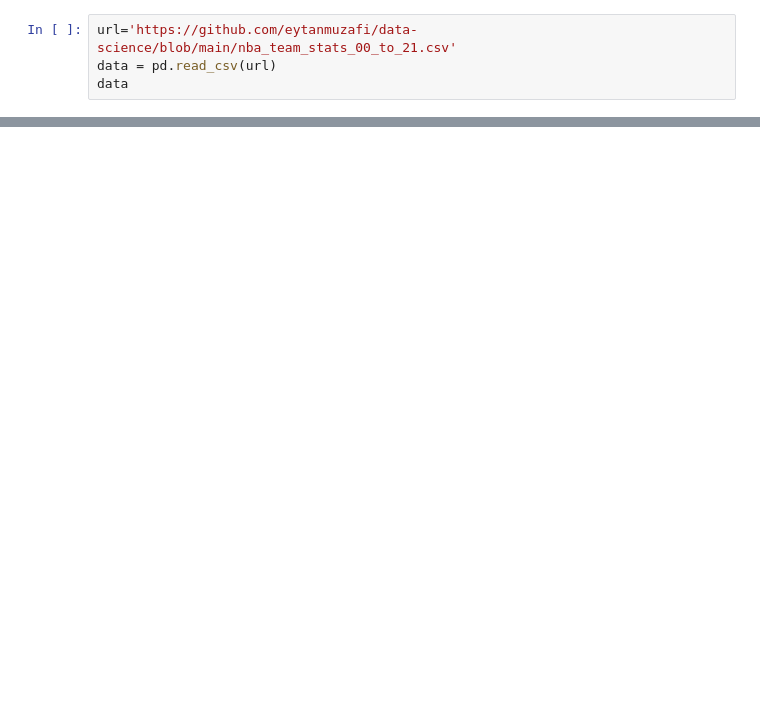
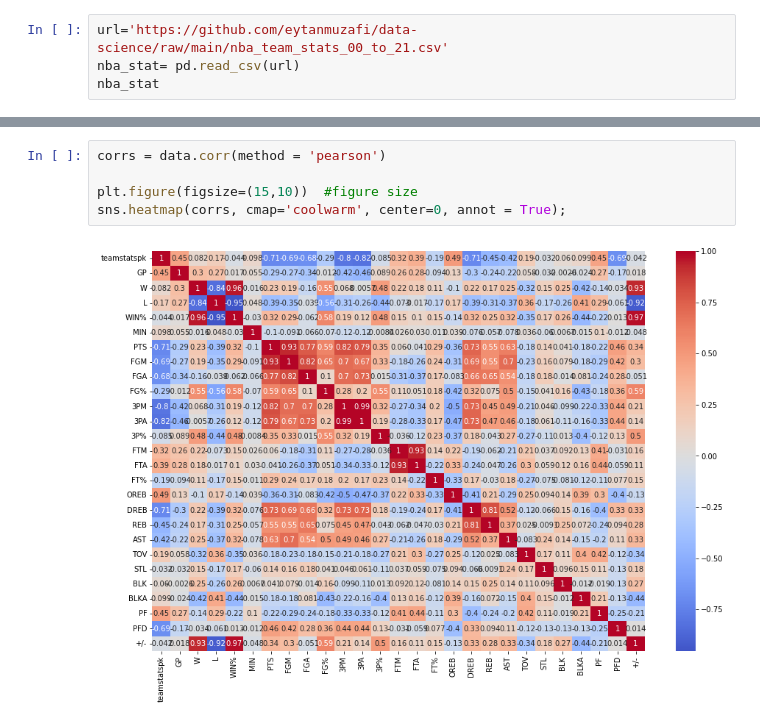
Before and after one commit to eytanmuzafi/data-science, a Jupyter notebook: project.ipynb, the cells around one changed output, grey strips where cells are left out. Drawn from its saved outputs; the diff is of its cells as text; blank space fills up the shorter version.

```diff
--- a/project.ipynb
+++ b/project.ipynb
@@ -5,5 +6,5 @@ import numpy as np
 # %%
-url='https://github.com/eytanmuzafi/data-science/blob/main/nba_team_stats_00_to_21.csv'
-data = pd.read_csv(url)
-data
+url='https://github.com/eytanmuzafi/data-science/raw/main/nba_team_stats_00_to_21.csv'
+nba_stat= pd.read_csv(url)
+nba_stat
 # %% [output]
@@ -10,0 +84,7 @@ ParserError: Error tokenizing data. C error: Expected 1 fields in line 25, saw 3
+# %%
+corrs = data.corr(method = 'pearson')
+
+plt.figure(figsize=(15,10))  #figure size
+sns.heatmap(corrs, cmap='coolwarm', center=0, annot = True);
+# %% [output]
+[figure, added]
```
Also changed, not shown: parts of 5 cells of this notebook.
